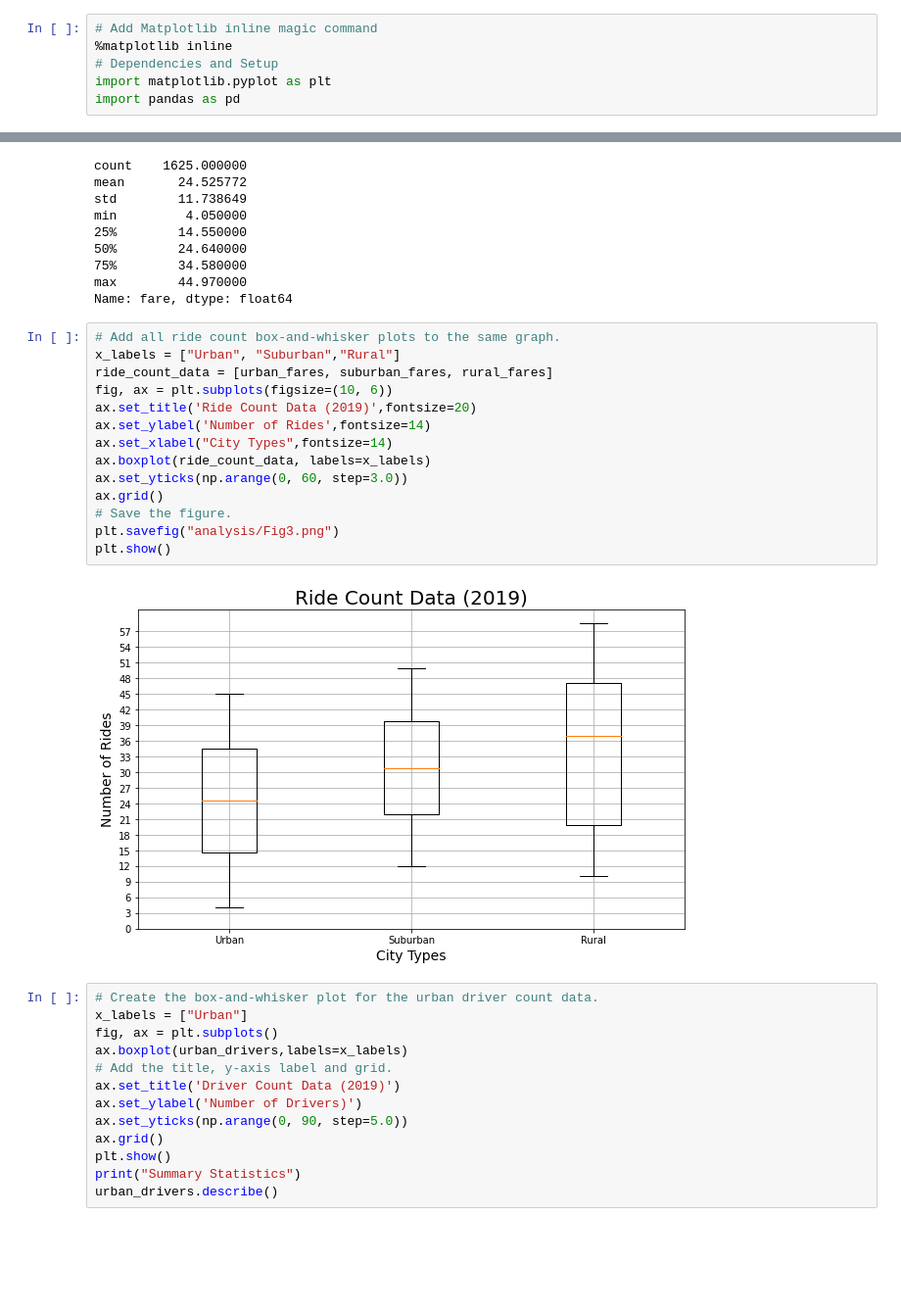
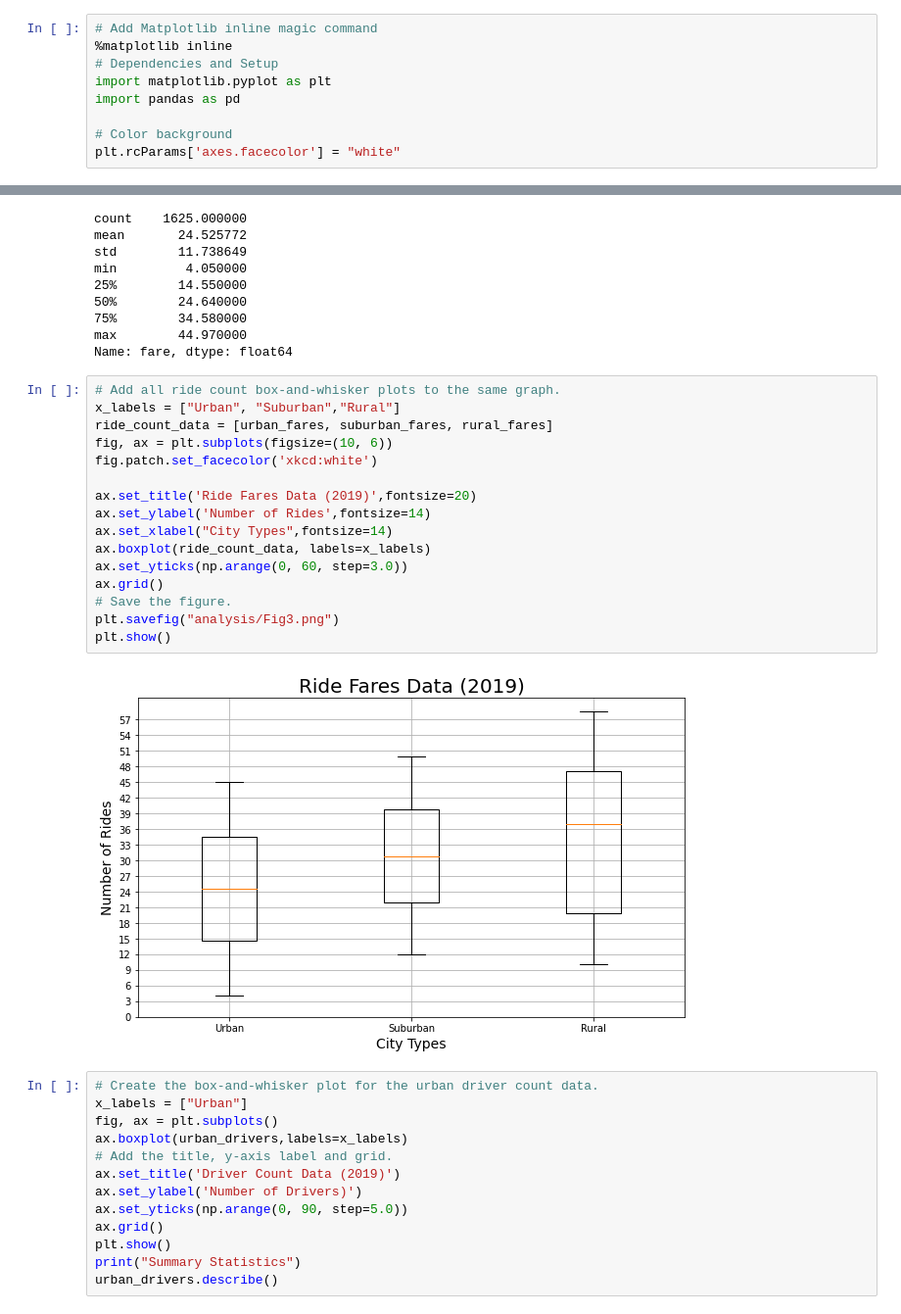
Before and after one commit to poboisvert/PyBer, a Jupyter notebook: PyBer.ipynb, the cells around one changed output, grey strips where cells are left out. Shown: that part at 98% size. Saved outputs shown, nothing was run; the diff lists cells and outputs as text; blank space fills up the shorter version.

```diff
--- a/PyBer.ipynb
+++ b/PyBer.ipynb
@@ -4,6 +4,9 @@
 # Dependencies and Setup
 import matplotlib.pyplot as plt
 import pandas as pd
+
+# Color background
+plt.rcParams['axes.facecolor'] = "white"
 # %%
 # Files to load
 city_data_to_load = "Resources/city_data.csv"
@@ -667,19 +671,21 @@ Name: fare, dtype: float64
 # %%
 # Add all ride count box-and-whisker plots to the same graph.
 x_labels = ["Urban", "Suburban","Rural"]
 ride_count_data = [urban_fares, suburban_fares, rural_fares]
 fig, ax = plt.subplots(figsize=(10, 6))
-ax.set_title('Ride Count Data (2019)',fontsize=20)
+fig.patch.set_facecolor('xkcd:white')
+
+ax.set_title('Ride Fares Data (2019)',fontsize=20)
 ax.set_ylabel('Number of Rides',fontsize=14)
 ax.set_xlabel("City Types",fontsize=14)
 ax.boxplot(ride_count_data, labels=x_labels)
 ax.set_yticks(np.arange(0, 60, step=3.0))
 ax.grid()
 # Save the figure.
 plt.savefig("analysis/Fig3.png")
 plt.show()
 # %% [output]
-[figure, old version]
+[figure, new version]
 # %%
 # Create the box-and-whisker plot for the urban driver count data.
 x_labels = ["Urban"]
```
Also changed, not shown: parts of 7 cells of this notebook, 9 other files.
